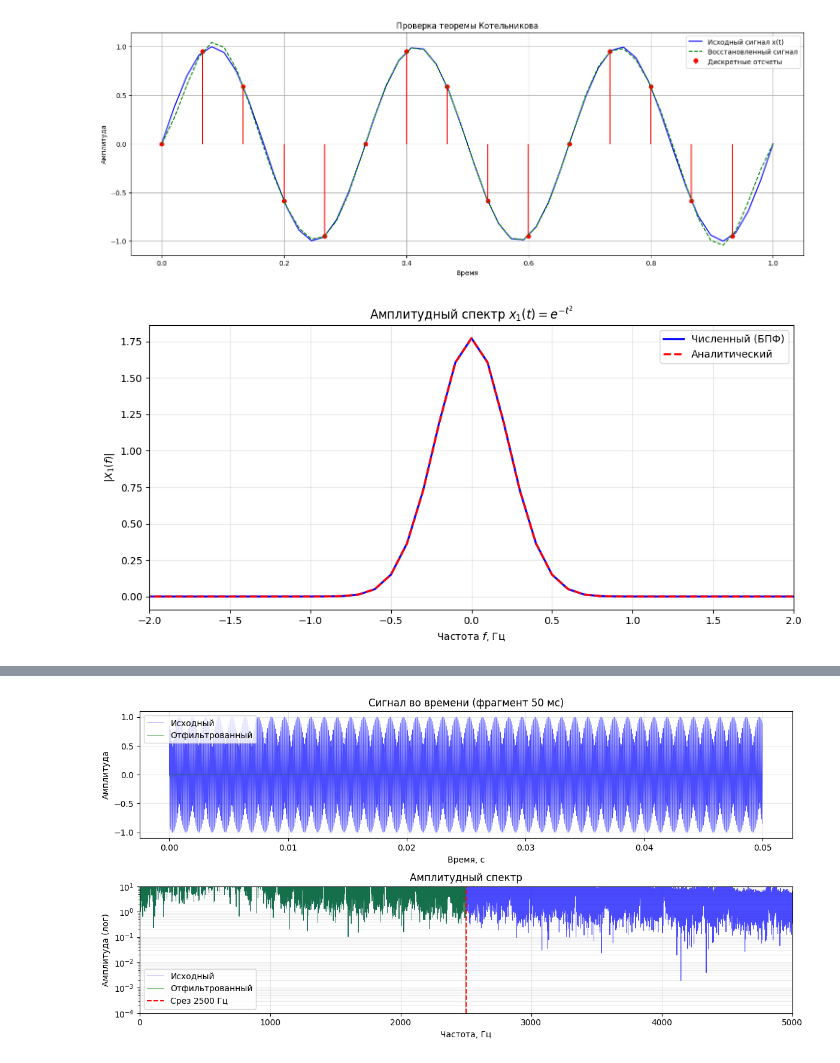
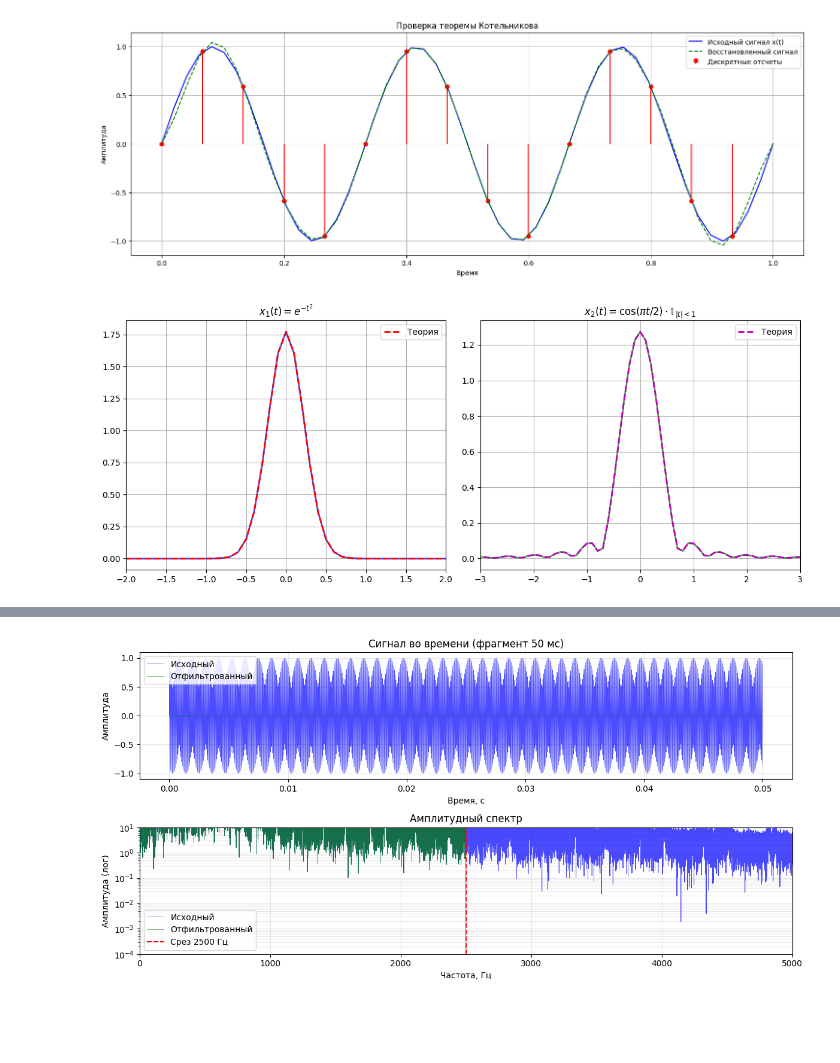
Before and after one commit to Akhazriil/Homework, a Jupyter notebook: DSP/lab2/lab2.ipynb, the cells around one changed output, grey strips where cells are left out. Saved outputs shown, nothing was run; the diff lists cells and outputs as text; code cells hidden in the pictures; blank space fills up the shorter version.

Commit message:
rework DSP, add requirements.txt in images, lab12+(start)lab14

```diff
--- a/DSP/lab2/lab2.ipynb
+++ b/DSP/lab2/lab2.ipynb
@@ -39,41 +39,35 @@ plt.show()
 # %% [output]
 [figure]
 # %%
-import numpy as np
-import matplotlib.pyplot as plt
+N, Tmax = 2048, 10.0
+dt = Tmax / N
+t = np.linspace(-Tmax/2, Tmax/2, N, endpoint=False)
+freq = np.fft.fftshift(np.fft.fftfreq(N, dt))
 
-# Параметры
-N = 1024
-T = 10.0
-dt = T / N
-t = np.linspace(-T/2, T/2, N, endpoint=False)  # симметричный интервал
+# x1(t) = exp(-t^2)
+x1 = np.exp(-t**2)
+X1_num = np.fft.fftshift(np.fft.fft(np.fft.ifftshift(x1))) * dt
+X1_anal = np.sqrt(np.pi) * np.exp(-(np.pi * freq)**2)
 
-# Сигнал
-x1 = np.exp(-t**2)
-# Сдвиг по t
-x1_shifted = np.fft.ifftshift(x1)
-#
-fft_x1 = np.fft.fft(x1_shifted) * dt
-# fftshift центрирует спектр для отображения
-fft_x1_shifted = np.fft.fftshift(fft_x1)
+# x2(t) = cos(πt/2) при |t|<=1, иначе 0
+x2 = np.where(np.abs(t) <= 1, np.cos(np.pi * t / 2), 0)
+X2_num = np.fft.fftshift(np.fft.fft(np.fft.ifftshift(x2))) * dt
+# Аналитическое выражение (обработка особенности при f=±0.25)
+denom = 16 * freq**2 - 1
+X2_anal = np.where(np.abs(denom) > 1e-12,
+                   np.abs(-4 * np.cos(2*np.pi*freq) / (np.pi * denom)),
+                   2/3)
 
-# Частотная ось
-freq = np.fft.fftfreq(N, dt)
-freq_shifted = np.fft.fftshift(freq)
+plt.figure(figsize=(12, 5))
+plt.subplot(1, 2, 1)
+plt.plot(freq, np.abs(X1_num), 'b', lw=2, alpha=0.7)
+plt.plot(freq, X1_anal, 'r--', lw=2, label='Теория')
+plt.title('$x_1(t)=e^{-t^2}$'); plt.xlim(-2, 2); plt.legend(); plt.grid()
 
-# Для конвенции X(f) = ∫x(t)·e^(-j2πft)dt: F{e^(-t²)} = √π·e^(-π²f²)
-X1_analytic = np.sqrt(np.pi) * np.exp(-np.pi**2 * freq_shifted**2)
-
-plt.figure(figsize=(10, 5))
-plt.plot(freq_shifted, np.abs(fft_x1_shifted), "b", label="Численный (БПФ)", linewidth=2)
-plt.plot(freq_shifted, X1_analytic, "r--", label="Аналитический", linewidth=2)
-plt.title("Амплитудный спектр $x_1(t) = e^{-t^2}$")
-plt.xlabel("Частота $f$, Гц")
-plt.ylabel("$|X_1(f)|$")
-plt.xlim(-2, 2)
-plt.legend()
-plt.grid(alpha=0.3)
+plt.subplot(1, 2, 2)
+plt.plot(freq, np.abs(X2_num), 'g', lw=2, alpha=0.7)
+plt.plot(freq, X2_anal, 'm--', lw=2, label='Теория')
+plt.title('$x_2(t)=\cos(\pi t/2)\cdot\mathbb{1}_{|t| < 1}$'); plt.xlim(-3, 3); plt.legend(); plt.grid()
 plt.tight_layout()
-plt.show()
 # %% [output]
-[figure, old version]
+[figure, new version]
```
Also changed, not shown: parts of 2 cells of this notebook, 7 other files.
